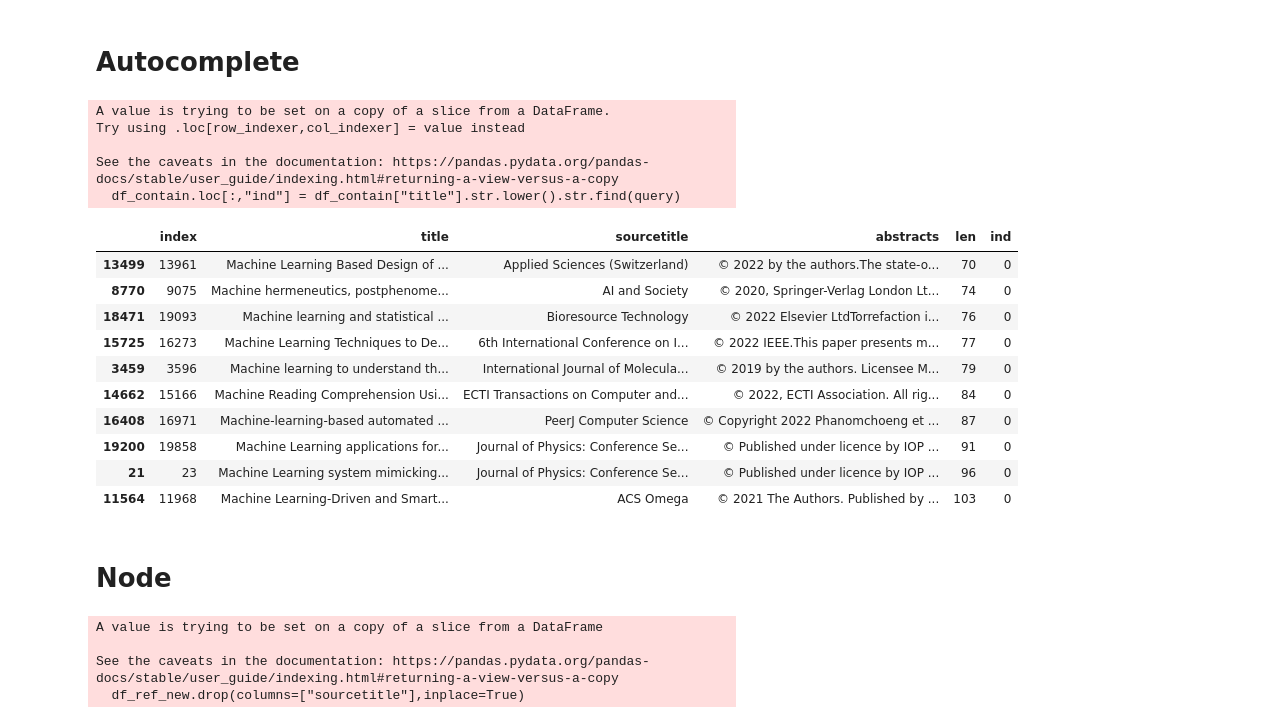
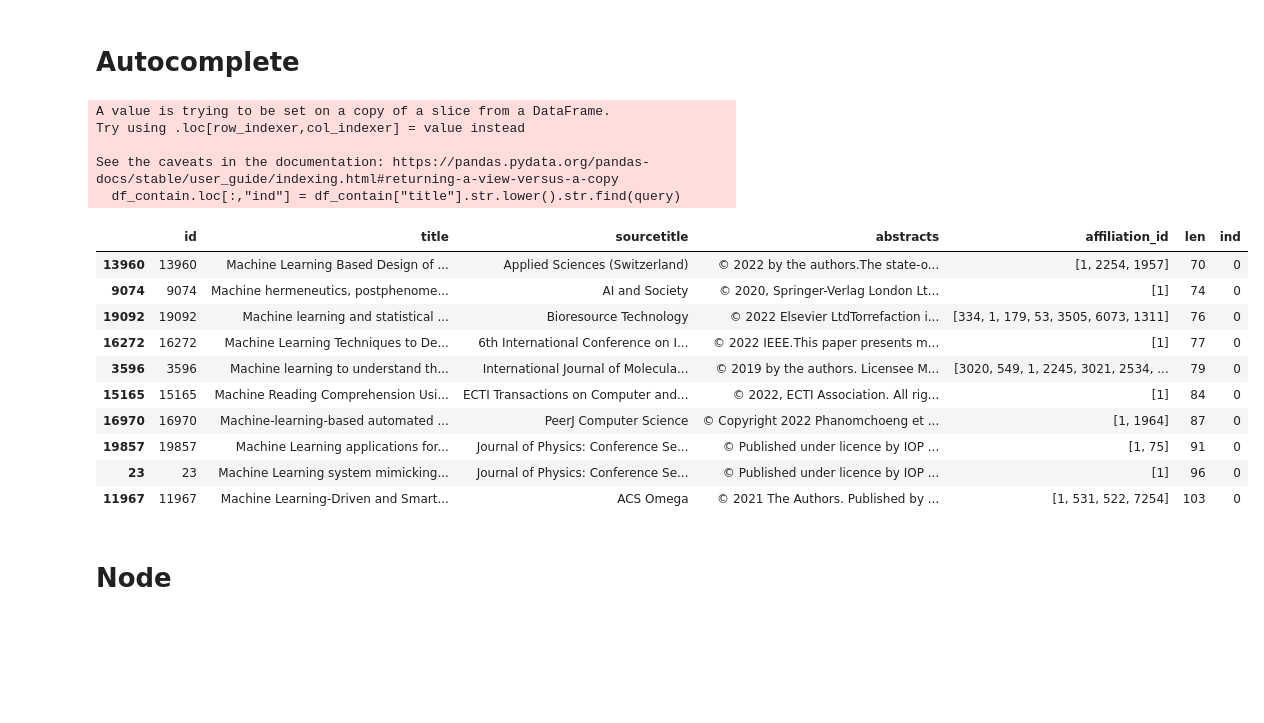
Before and after one commit to pl98754321/publication_recommend, a Jupyter notebook: ds/scopus_preprocess.ipynb, the cells around one changed output. Saved outputs shown, nothing was run; the diff lists cells and outputs as text; code cells hidden in the pictures; blank space fills up the shorter version.

Commit message:
add data to github

```diff
--- a/ds/scopus_preprocess.ipynb
+++ b/ds/scopus_preprocess.ipynb
@@ -56,3 +67,12 @@ len(list_ref)
 # %%
-df_ref = pd.DataFrame(list_ref,columns=["title","sourcetitle","year","title_ref"])
-df_pub = pd.DataFrame(list_pub,columns=["title","sourcetitle","abstracts"])
+df_ref_raw = pd.DataFrame(list_ref,columns=["title","sourcetitle","year","title_ref"])
+df_pub_raw = pd.DataFrame(list_pub,columns=["title","sourcetitle","abstracts","affilname","affilcity","affilcountry"])
+df_pub_raw["link"] = None
+# %%
+df_pub_raw_explode = df_pub_raw.explode(["affilname","affilcity","affilcountry"])
+affiliate_df = df_pub_raw_explode[["affilname","affilcity","affilcountry"]].drop_duplicates().reset_index(drop=True).reset_index(names="id")
+df_pub_raw_explode = df_pub_raw_explode.merge(affiliate_df,how="left",on=["affilname","affilcity","affilcountry"])
+df_pub_merge_aff = df_pub_raw_explode.groupby("title")["id"].apply(list).to_frame().reset_index()
+df_pub_raw = df_pub_raw.merge(df_pub_merge_aff,on="title")[["title","abstracts","id","link"]].rename(columns={"id":"affiliation_id"})
+df_pub_raw = df_pub_raw.reset_index(names="id")
+df_pub_raw.to_csv("./data/pub.csv",index=False)
@@ -59,10 +82,13 @@ df_pub = pd.DataFrame(list_pub,columns=["title","sourcetitle","abstracts"])
+# %%
+import pandas as pd
+df_ref = df_ref_raw
+df_pub = df_pub_raw
 # %% [markdown]
 # Autocomplete
 # %%
 df_pub = df_pub[~df_pub["abstracts"].isna()]
 df_pub = df_pub[~df_pub["title"].isna()]
 df_pub["len"] = df_pub["title"].str.len()
-df_pub = df_pub.reset_index()
 # %%
 def auto_complete(query:str):
     df_contain = df_pub[df_pub["title"].str.lower().str.contains(query)]
@@ -70,25 +96,23 @@ def auto_complete(query:str):
     return df_contain.sort_values(["ind","len"]).head(10)
 # %%
 result = auto_complete("machin")
+result
 # %% [output]
 A value is trying to be set on a copy of a slice from a DataFrame.
 Try using .loc[row_indexer,col_indexer] = value instead
 
 See the caveats in the documentation: https://pandas.pydata.org/pandas-docs/stable/user_guide/indexing.html#returning-a-view-versus-a-copy
   df_contain.loc[:,"ind"] = df_contain["title"].str.lower().str.find(query)
+|  | id | title | sourcetitle | abstracts | affiliation_id | len | ind |
+| 13960 | 13960 | Machine Learning Based Design of ... | Applied Sciences (Switzerland) | © 2022 by the authors.The state-o... | [1, 2254, 1957] | 70 | 0 |
+| 9074 | 9074 | Machine hermeneutics, postphenome... | AI and Society | © 2020, Springer-Verlag London Lt... | [1] | 74 | 0 |
+| 19092 | 19092 | Machine learning and statistical ... | Bioresource Technology | © 2022 Elsevier LtdTorrefaction i... | [334, 1, 179, 53, 3505, 6073, 1311] | 76 | 0 |
+| 16272 | 16272 | Machine Learning Techniques to De... | 6th International Conference on I... | © 2022 IEEE.This paper presents m... | [1] | 77 | 0 |
+| 3596 | 3596 | Machine learning to understand th... | International Journal of Molecula... | © 2019 by the authors. Licensee M... | [3020, 549, 1, 2245, 3021, 2534, ... | 79 | 0 |
+| 15165 | 15165 | Machine Reading Comprehension Usi... | ECTI Transactions on Computer and... | © 2022, ECTI Association. All rig... | [1] | 84 | 0 |
+| 16970 | 16970 | Machine-learning-based automated ... | PeerJ Computer Science | © Copyright 2022 Phanomchoeng et ... | [1, 1964] | 87 | 0 |
+| 19857 | 19857 | Machine Learning applications for... | Journal of Physics: Conference Se... | © Published under licence by IOP ... | [1, 75] | 91 | 0 |
+| 23 | 23 | Machine Learning system mimicking... | Journal of Physics: Conference Se... | © Published under licence by IOP ... | [1] | 96 | 0 |
+| 11967 | 11967 | Machine Learning-Driven and Smart... | ACS Omega | © 2021 The Authors. Published by ... | [1, 531, 522, 7254] | 103 | 0 |
-# %%
-result.iloc[]
-# %% [output]
-|  | index | title | sourcetitle | abstracts | len | ind |
-| 13499 | 13961 | Machine Learning Based Design of ... | Applied Sciences (Switzerland) | © 2022 by the authors.The state-o... | 70 | 0 |
-| 8770 | 9075 | Machine hermeneutics, postphenome... | AI and Society | © 2020, Springer-Verlag London Lt... | 74 | 0 |
-| 18471 | 19093 | Machine learning and statistical ... | Bioresource Technology | © 2022 Elsevier LtdTorrefaction i... | 76 | 0 |
-| 15725 | 16273 | Machine Learning Techniques to De... | 6th International Conference on I... | © 2022 IEEE.This paper presents m... | 77 | 0 |
-| 3459 | 3596 | Machine learning to understand th... | International Journal of Molecula... | © 2019 by the authors. Licensee M... | 79 | 0 |
-| 14662 | 15166 | Machine Reading Comprehension Usi... | ECTI Transactions on Computer and... | © 2022, ECTI Association. All rig... | 84 | 0 |
-| 16408 | 16971 | Machine-learning-based automated ... | PeerJ Computer Science | © Copyright 2022 Phanomchoeng et ... | 87 | 0 |
-| 19200 | 19858 | Machine Learning applications for... | Journal of Physics: Conference Se... | © Published under licence by IOP ... | 91 | 0 |
-| 21 | 23 | Machine Learning system mimicking... | Journal of Physics: Conference Se... | © Published under licence by IOP ... | 96 | 0 |
-| 11564 | 11968 | Machine Learning-Driven and Smart... | ACS Omega | © 2021 The Authors. Published by ... | 103 | 0 |
 # %% [markdown]
 # Node
@@ -97,10 +119,6 @@ df_count = df_ref.groupby("title_ref").count()
 # %%
 df_ref["title_ref"] = df_ref["title_ref"].str.lower()
+df_count = df_ref.groupby("title_ref").count()
 df_ref_new = df_ref[df_ref["title_ref"].isin(df_count[df_count["title"] > 1].index)]
-df_ref_new.drop(columns=["sourcetitle"],inplace=True)
+df_ref_new = df_ref_new.drop(columns=["sourcetitle"])
-# %% [output]
-A value is trying to be set on a copy of a slice from a DataFrame
-
-See the caveats in the documentation: https://pandas.pydata.org/pandas-docs/stable/user_guide/indexing.html#returning-a-view-versus-a-copy
-  df_ref_new.drop(columns=["sourcetitle"],inplace=True)
 # %%
```
Also changed, not shown: parts of 29 cells of this notebook, 12 other files.
